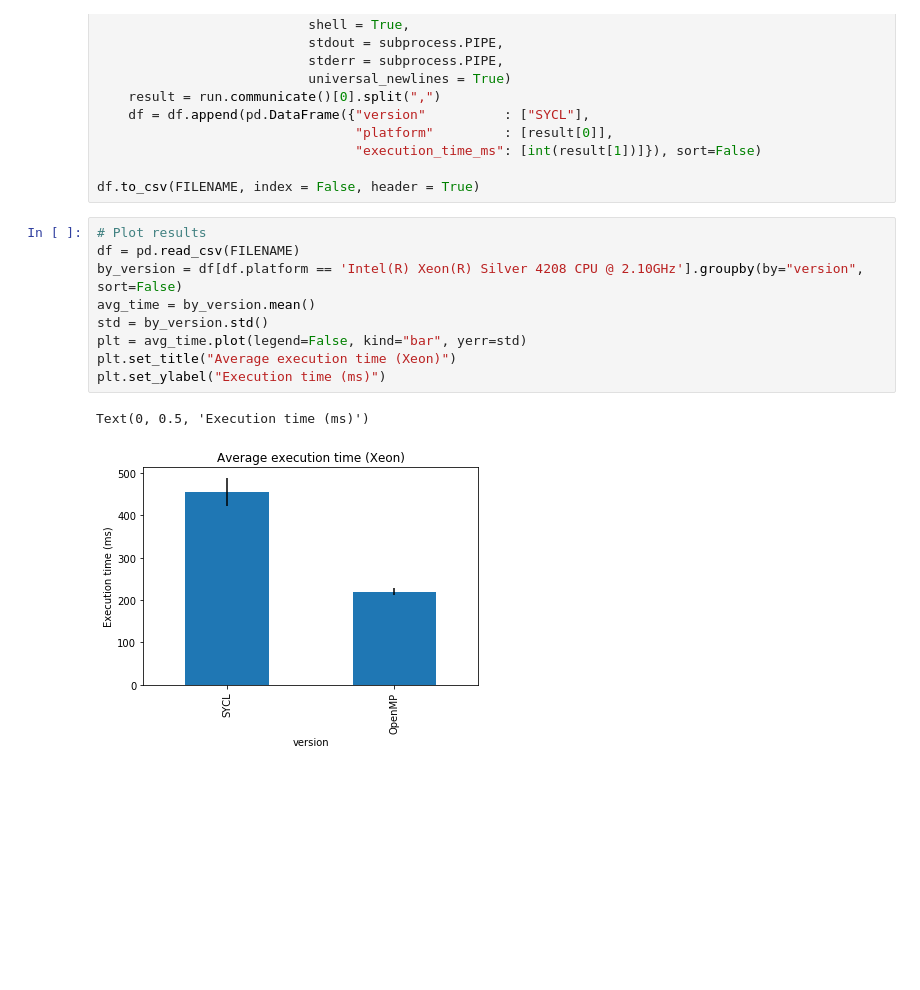
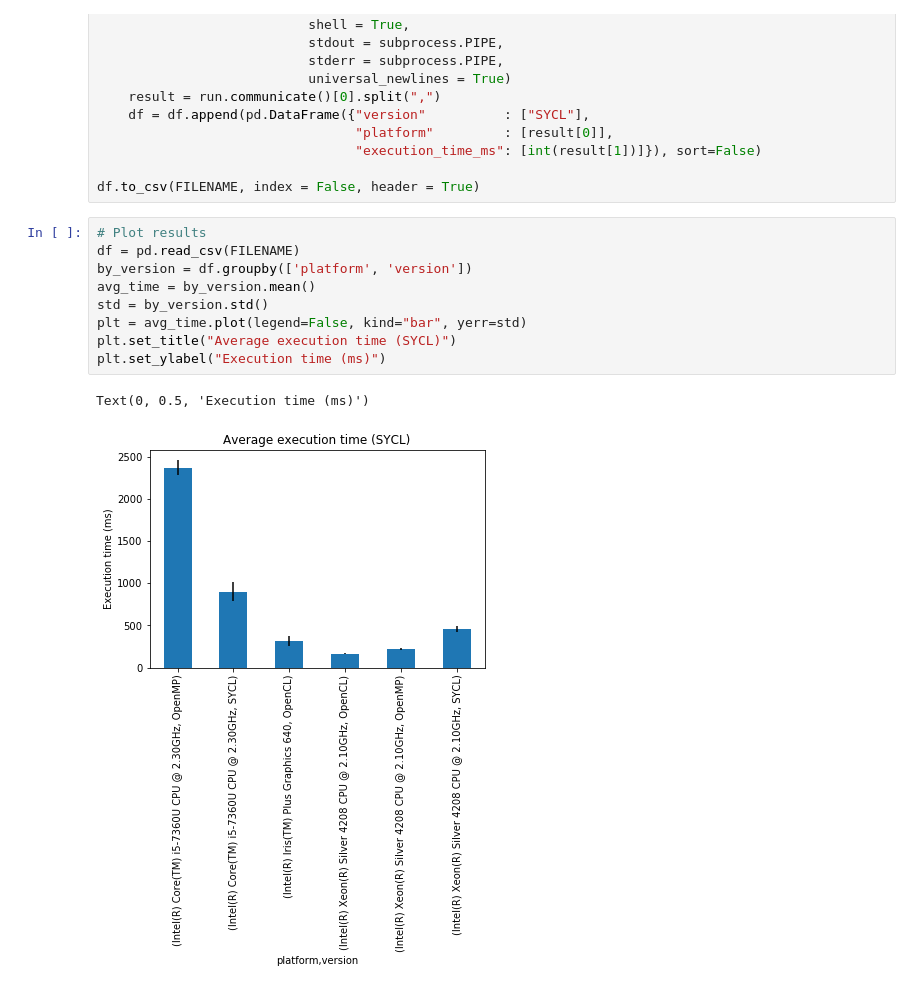
Before and after one commit to menotti/oil_gas_fpga, a Jupyter notebook: apps/CMP/CMP.ipynb, the cells around one changed output. Cells and saved outputs as stored; diff of their text form; blank space fills up the shorter version.

```diff
--- a/apps/CMP/CMP.ipynb
+++ b/apps/CMP/CMP.ipynb
@@ -133,12 +149,12 @@ df.to_csv(FILENAME, index = False, header = True)
 # %%
 # Plot results
 df = pd.read_csv(FILENAME)
-by_version = df[df.platform == 'Intel(R) Xeon(R) Silver 4208 CPU @ 2.10GHz'].groupby(by="version", sort=False)
+by_version = df.groupby(['platform', 'version'])
 avg_time = by_version.mean()
 std = by_version.std()
 plt = avg_time.plot(legend=False, kind="bar", yerr=std)
-plt.set_title("Average execution time (Xeon)")
+plt.set_title("Average execution time (SYCL)")
 plt.set_ylabel("Execution time (ms)")
 # %% [output]
 Text(0, 0.5, 'Execution time (ms)')
-[figure, old version]
+[figure, new version]
```
Also changed, not shown: parts of 5 cells of this notebook, 9 other files.
